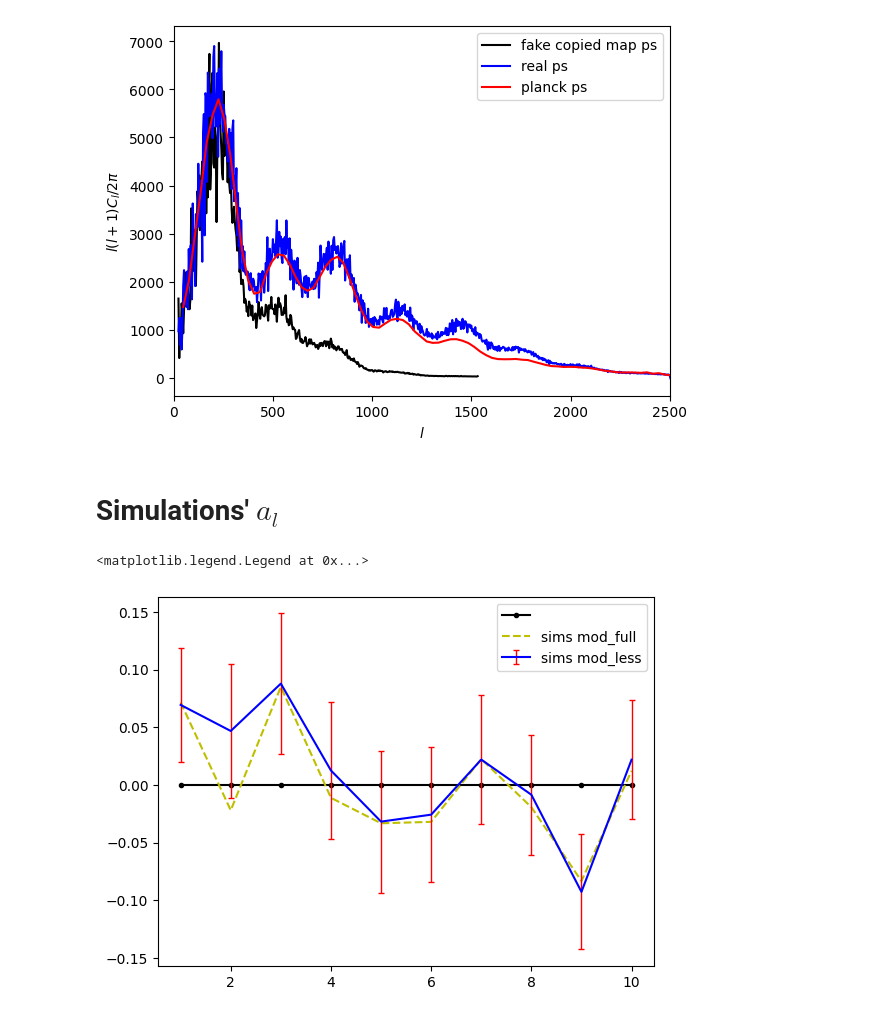
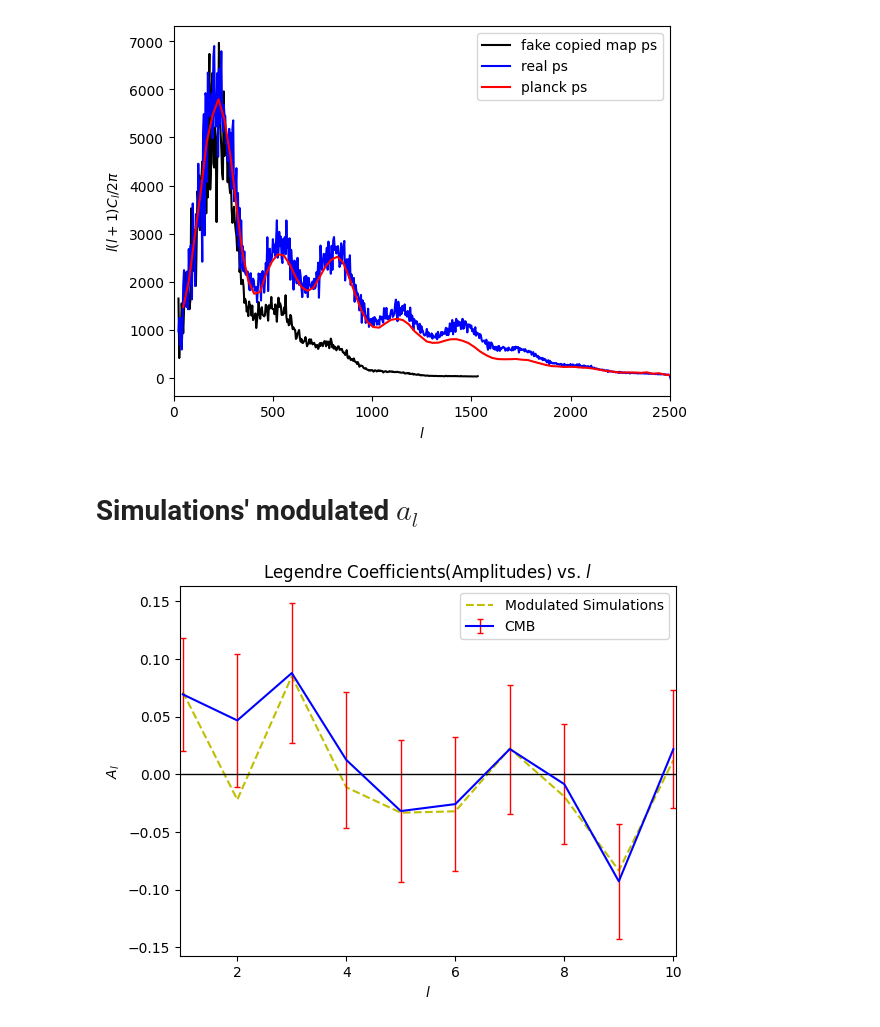
Before and after one commit to jamshidi3d/cmb_anomaly_detection, a Jupyter notebook: plotting.ipynb, the cells around one changed output. Cells and saved outputs as stored; diff of their text form; code cells hidden in the pictures.

```diff
--- a/plotting.ipynb
+++ b/plotting.ipynb
@@ -33,32 +33,41 @@ ax.legend(['fake copied map ps', 'real ps', 'planck ps'])
 <matplotlib.legend.Legend at 0x...>
 [figure]
 # %% [markdown]
-# Simulations' $a_l$
+# Simulations' modulated $a_l$
 # %%
 import numpy as np
-import matplotlib.pyplot as plt
+import matplotlib as mpl, matplotlib.pyplot as plt
+import os
 
 cmb_a_l     = np.loadtxt('./output/cmb_a_l.txt')
 sims_a_l    = np.loadtxt('./output/sims_a_l.txt')
 max_l       = len(cmb_a_l) - 1
 
 fig, ax     = plt.subplots()
 
 avg_sims_result = np.mean(sims_a_l, axis=0)[1:]
 std_sims_result = np.std(sims_a_l, axis=0)[1:]
 l_coeff         = np.arange(max_l + 1)[1:]
 
-# zero line
-ax.plot(l_coeff, np.zeros(max_l + 1)[1:], '.-k')
 # simulation values with modulation applied
 ax.plot(l_coeff, avg_sims_result, 'y--')
 
 # cmb with errorbars taken from simulations
 ax.errorbar(l_coeff, cmb_a_l[1:], std_sims_result,
              color="b", ecolor='red', elinewidth=1,
              capsize = 2)
 
-ax.legend(['', 'sims mod_full', 'sims mod_less','cmb'])
+ax.legend(['Simulations(Modulated Values)', 'CMB'])
+
+# csfont = {'fontname':'CMU Sans Serif'}
+# hfont = {'fontname':'Helvetica'}
+
+margin = 0.05
+ax.hlines([0], xmin = 1 - margin, xmax = max_l + margin, color='k', linestyle='-', linewidth=1)
+ax.set_xlabel(r'$l$')
+ax.set_ylabel(r'$A_l$')
+ax.set_xlim((1 - margin, max_l + margin))
+ax.set_title('Legendre Coefficients(Amplitudes) vs. '+ r'$l$')
+fig.savefig('./output/a_l_sims_modulated' + ".pdf", transparent=True)
 # %% [output]
-<matplotlib.legend.Legend at 0x...>
-[figure, old version]
+[figure, new version]
```
Also changed, not shown: parts of 3 cells of this notebook, 27 other files.
